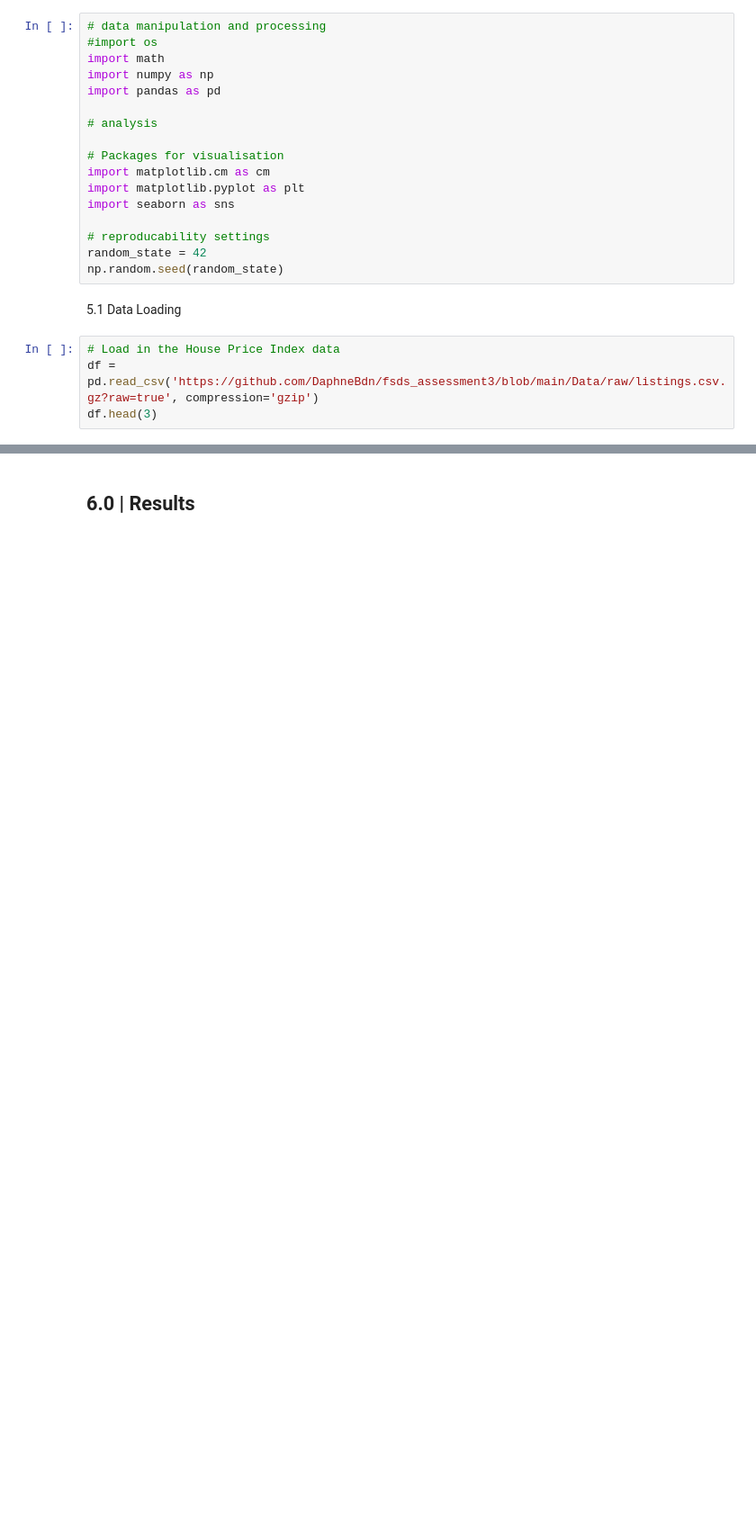
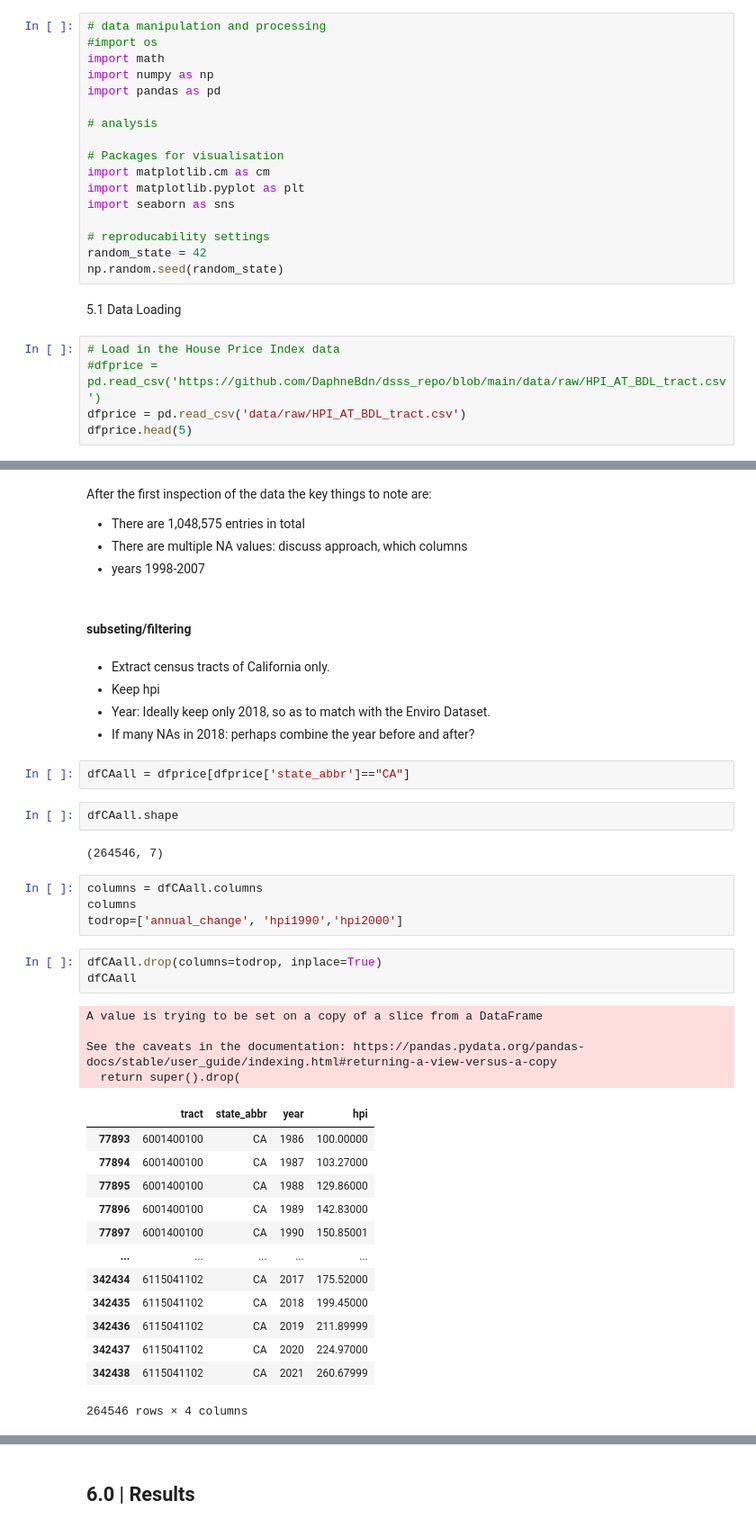
Before and after one commit to DaphneBdn/dsss_repo, a Jupyter notebook: CASA0006_Assessment_DB.ipynb, the cells around one changed output, grey strips where cells are left out. Shown at 90% size. Cells and saved outputs as stored; diff of their text form; blank space fills up the shorter version.

Commit message:
first data exploration

```diff
--- a/CASA0006_Assessment_DB.ipynb
+++ b/CASA0006_Assessment_DB.ipynb
@@ -77,5 +91,6 @@ np.random.seed(random_state)
 5.1 Data Loading
 # %%
 # Load in the House Price Index data
-df = pd.read_csv('https://github.com/DaphneBdn/fsds_assessment3/blob/main/Data/raw/listings.csv.gz?raw=true', compression='gzip')
-df.head(3)
+#dfprice = pd.read_csv('https://github.com/DaphneBdn/dsss_repo/blob/main/data/raw/HPI_AT_BDL_tract.csv')
+dfprice = pd.read_csv('data/raw/HPI_AT_BDL_tract.csv')
+dfprice.head(5)
@@ -81,0 +136,43 @@ df.head(3)
+# %% [markdown]
+After the first inspection of the data the key things to note are:
+* There are 1,048,575 entries in total
+* There are multiple NA values: discuss approach, which columns
+* years 1998-2007
+# %% [markdown]
+#### subseting/filtering
+# %% [markdown]
+* Extract census tracts of California only.
+* Keep hpi
+* Year: Ideally keep only 2018, so as to match with the Enviro Dataset.
+* If many NAs in 2018: perhaps combine the year before and after?
+# %%
+dfCAall = dfprice[dfprice['state_abbr']=="CA"]
+# %%
+dfCAall.shape
+# %% [output]
+(264546, 7)
+# %%
+columns = dfCAall.columns
+columns
+todrop=['annual_change', 'hpi1990','hpi2000']
+# %%
+dfCAall.drop(columns=todrop, inplace=True)
+dfCAall
+# %% [output]
+A value is trying to be set on a copy of a slice from a DataFrame
+
+See the caveats in the documentation: https://pandas.pydata.org/pandas-docs/stable/user_guide/indexing.html#returning-a-view-versus-a-copy
+  return super().drop(
+|  | tract | state_abbr | year | hpi |
+| 77893 | 6001400100 | CA | 1986 | 100.00000 |
+| 77894 | 6001400100 | CA | 1987 | 103.27000 |
+| 77895 | 6001400100 | CA | 1988 | 129.86000 |
+| 77896 | 6001400100 | CA | 1989 | 142.83000 |
+| 77897 | 6001400100 | CA | 1990 | 150.85001 |
+| ... | ... | ... | ... | ... |
+| 342434 | 6115041102 | CA | 2017 | 175.52000 |
+| 342435 | 6115041102 | CA | 2018 | 199.45000 |
+| 342436 | 6115041102 | CA | 2019 | 211.89999 |
+| 342437 | 6115041102 | CA | 2020 | 224.97000 |
+| 342438 | 6115041102 | CA | 2021 | 260.67999 |
+264546 rows × 4 columns
```
Also changed, not shown: parts of 18 cells of this notebook.
